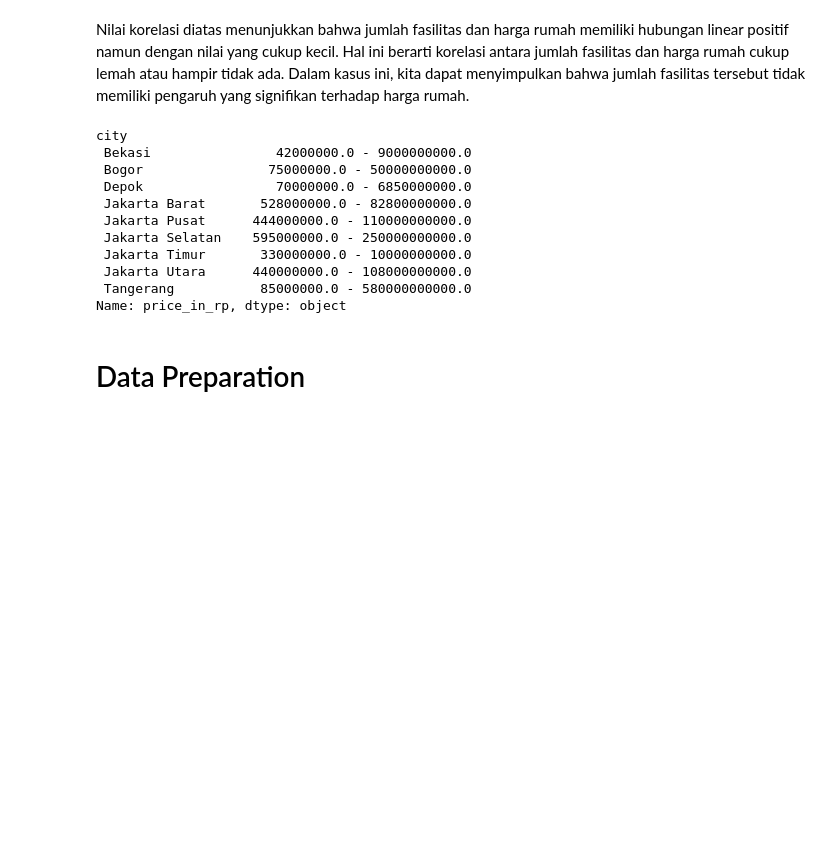
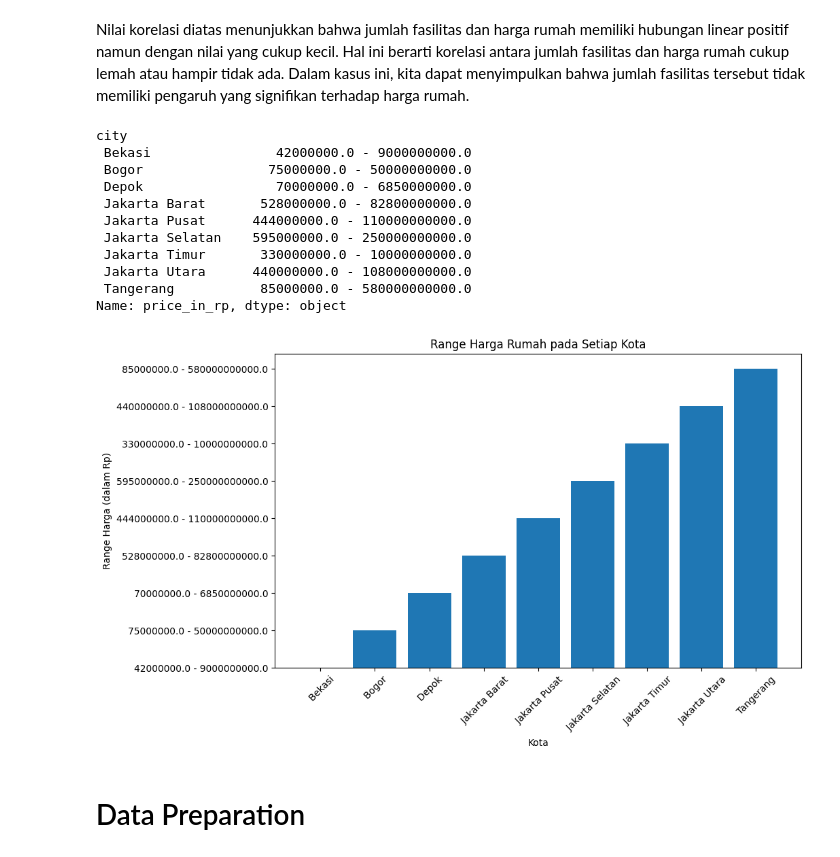
Before and after one commit to abdinegara783/ISFEST2023, a Jupyter notebook: ISFEST_Ameng.ipynb, the cells around one changed output. Saved outputs shown, nothing was run; the diff lists cells and outputs as text; code cells hidden in the pictures; blank space fills up the shorter version.

```diff
--- a/ISFEST_Ameng.ipynb
+++ b/ISFEST_Ameng.ipynb
@@ -143,24 +157,39 @@ Nilai korelasi diatas menunjukkan bahwa jumlah fasilitas dan harga rumah memilik
 # %%
 #Menentukan range harga rumah pada setiap kota
 def calculate_price_ranges(df, city_column, price_column):
     grouped_data = df.groupby(city_column)[price_column].agg(lambda x: f"{x.min()} - {x.max()}")
     return grouped_data
 city_column = 'city'
 price_column = 'price_in_rp'
 price_ranges = calculate_price_ranges(df, city_column, price_column)
 print(price_ranges)
+
+def visualize_price_ranges(price_ranges):
+    cities = price_ranges.index
+    ranges = price_ranges.values
+
+    plt.figure(figsize=(10, 6))
+    plt.bar(cities, ranges)
+    plt.xlabel('Kota')
+    plt.ylabel('Range Harga (dalam Rp)')
+    plt.title('Range Harga Rumah pada Setiap Kota')
+    plt.xticks(rotation=45)
+    plt.show()
+
+visualize_price_ranges(price_ranges)
 # %% [output]
 city
  Bekasi                42000000.0 - 9000000000.0
  Bogor                75000000.0 - 50000000000.0
  Depok                 70000000.0 - 6850000000.0
  Jakarta Barat       528000000.0 - 82800000000.0
  Jakarta Pusat      444000000.0 - 110000000000.0
  Jakarta Selatan    595000000.0 - 250000000000.0
  Jakarta Timur       330000000.0 - 10000000000.0
  Jakarta Utara      440000000.0 - 108000000000.0
  Tangerang           85000000.0 - 580000000000.0
 Name: price_in_rp, dtype: object
+[figure, added]
 # %% [markdown]
 # Data Preparation
 # %% [markdown]
```
Also changed, not shown: parts of 1 cell of this notebook.
